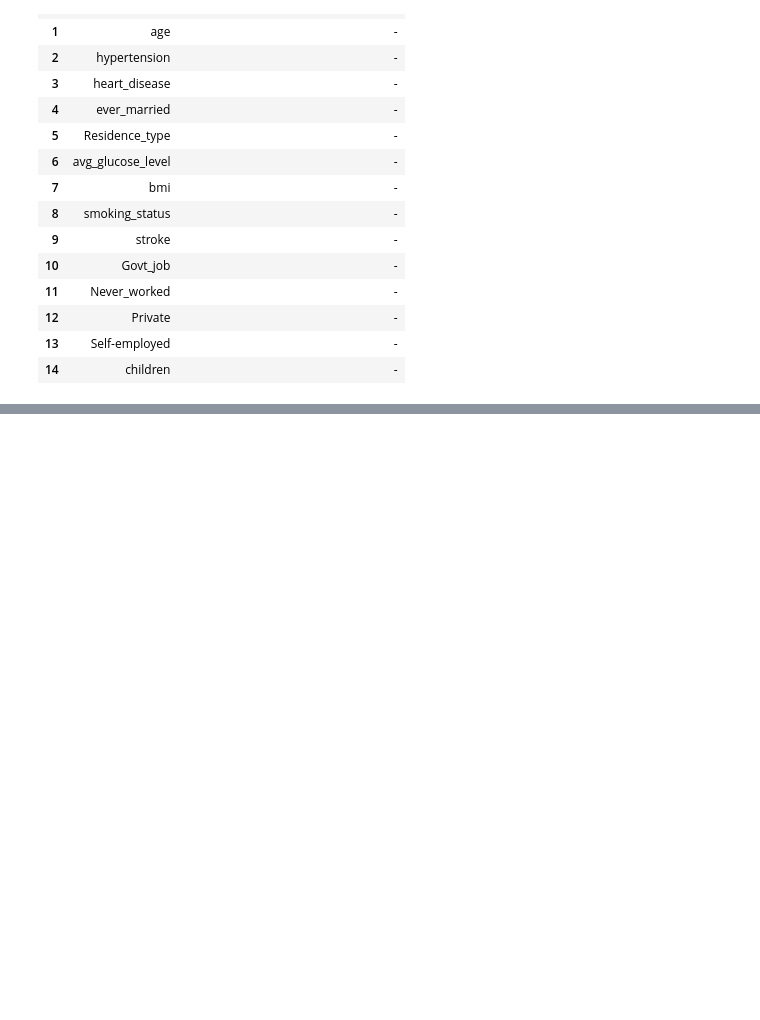
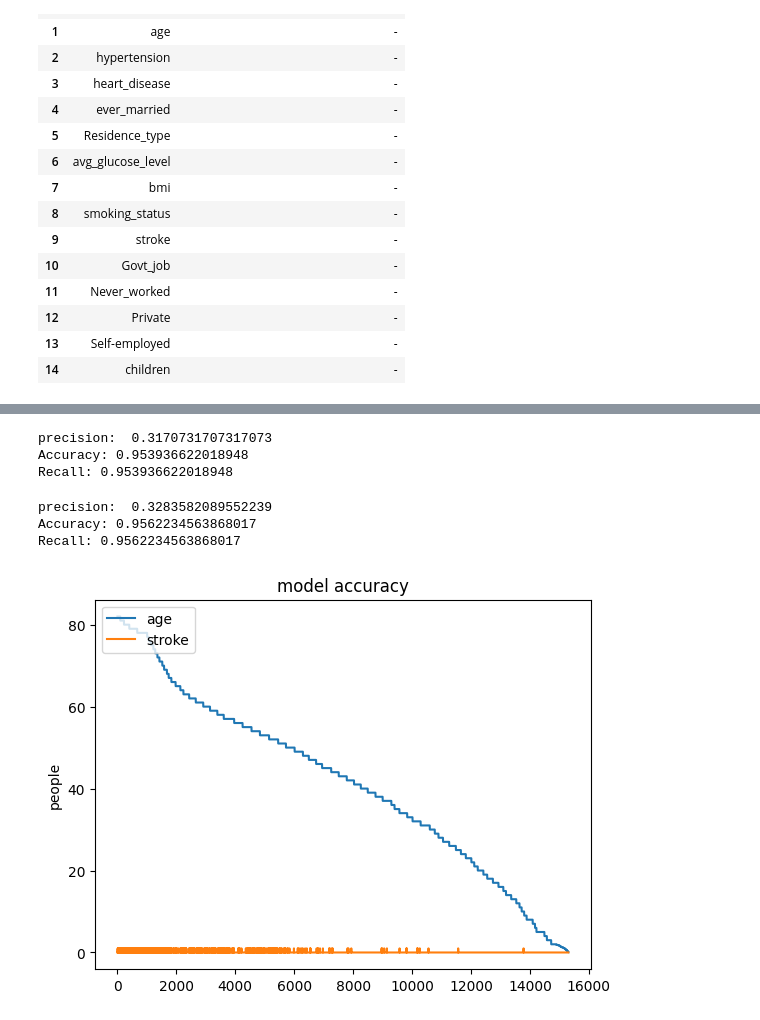
Before and after one commit to IlyaIIS/python-ML-stroke-prediction, a Jupyter notebook: MLProject.ipynb, the cells around one changed output, grey strips where cells are left out. Saved outputs shown, nothing was run; the diff lists cells and outputs as text; code cells hidden in the pictures; blank space fills up the shorter version.

```diff
--- a/MLProject.ipynb
+++ b/MLProject.ipynb
@@ -116,0 +386,73 @@ Name: stroke, dtype: float64
+# %%
+from sklearn.tree import DecisionTreeClassifier
+
+# создаем объект модели
+lr_model = DecisionTreeClassifier()
+
+# обучаем модель на обучающей выборке
+lr_model.fit(x_train, y_train)
+
+# делаем прогнозы на тестовой выборке
+y_pred = lr_model.predict(x_test)
+
+# оцениваем точность прогнозов
+accuracy = accuracy_score(y_test, y_pred)
+precision = precision_score(y_test, y_pred)
+recall = recall_score(y_test, y_pred)
+
+print("precision: ", precision)
+print('Accuracy:', accuracy)
+print('Recall:', accuracy)
+# precision:  0.25
+# %% [output]
+precision:  0.3170731707317073
+Accuracy: 0.953936622018948
+Recall: 0.953936622018948
+# %%
+from lightgbm import LGBMClassifier
+
+lgbm_hyperparameters = {
+    'n_estimators': [100, 300, 500],
+    'learning_rate': [0.01, 0.05, 0.1, 0.2,],
+    'num_leaves': [2, 6, 10, 14, 18, 20],
+    'max_depth': [2, 6, 8,  12,  16,  20],
+    'min_child_samples': [2, 4,  8, 12, 16,  20],
+    'subsample': [0.5, 0.6, 0.8, 1],
+}
+# clf = LGBMClassifier(random_state=seed, n_jobs=-1)
+# grid_search = GridSearchCV(clf, lgbm_hyperparameters, cv=5, n_jobs=-1, verbose=1)
+# grid_search.fit(train_X, train_y)
+# print(grid_search.best_params_)
+
+best_params_lgbm = {'learning_rate': 0.05, 'max_depth': 6, 'min_child_samples': 12, 'n_estimators': 100, 'num_leaves': 6, 'subsample': 0.5}
+lgbm_model = LGBMClassifier(random_state=321, n_jobs=-1, **best_params_lgbm)
+lgbm_model.fit(x_train, y_train)
+
+
+# делаем прогнозы на тестовой выборке
+y_pred = lgbm_model.predict(x_test)
+
+# оцениваем точность прогнозов
+accuracy = accuracy_score(y_test, y_pred)
+precision = precision_score(y_test, y_pred)
+recall = recall_score(y_test, y_pred)
+
+print("precision: ", precision)
+print('Accuracy:', accuracy)
+print('Recall:', accuracy)
+# %% [output]
+precision:  0.3283582089552239
+Accuracy: 0.9562234563868017
+Recall: 0.9562234563868017
+# %%
+import matplotlib.pyplot as plt
+
+draw_dp = train_df.sort_values(by='age', ascending=False)
+plt.plot(range(len(draw_dp)), draw_dp['age'], )
+plt.plot(range(len(draw_dp)), draw_dp['stroke'])
+plt.title('model accuracy')
+plt.ylabel('people')
+plt.legend(['age', 'stroke'], loc='upper left')
+plt.show()
+# %% [output]
+[figure, added]
```
Also changed, not shown: parts of 21 cells of this notebook.
